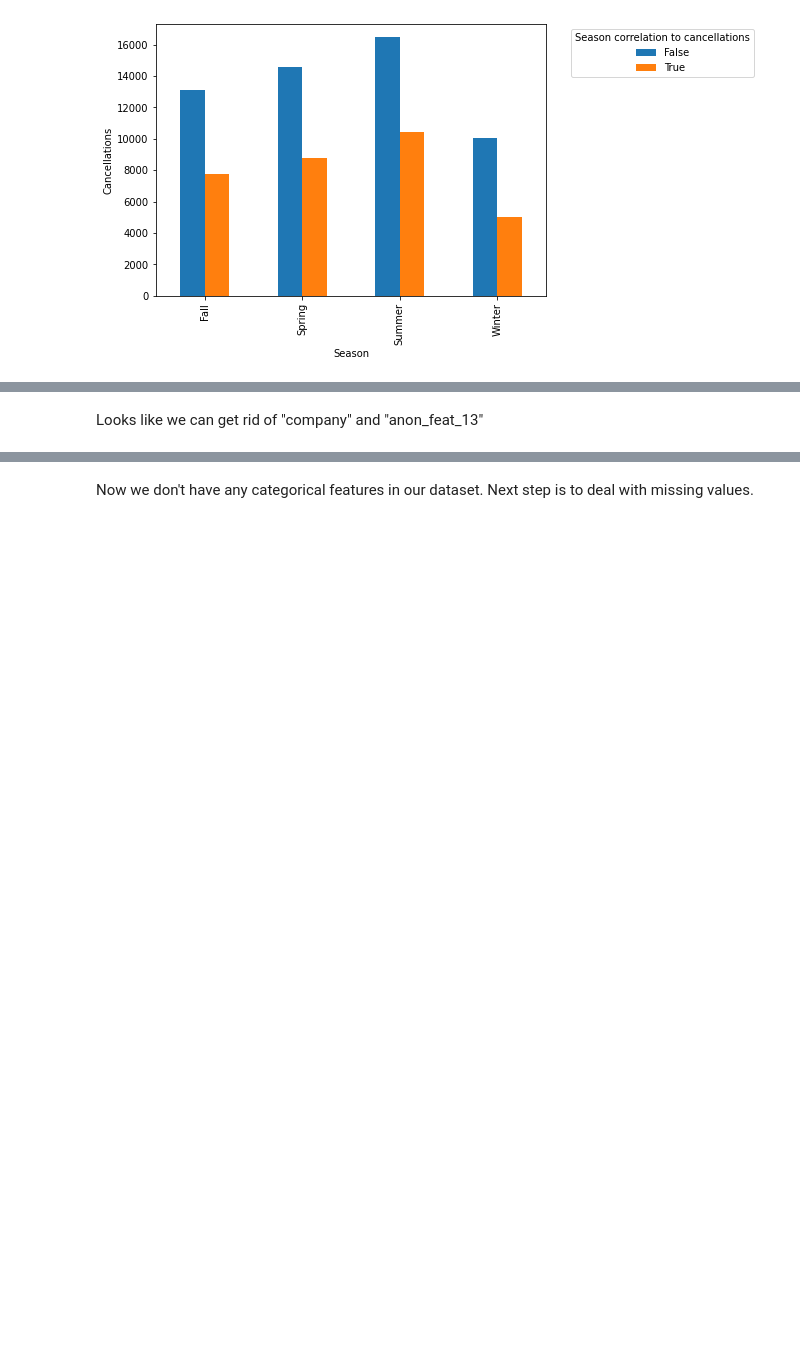
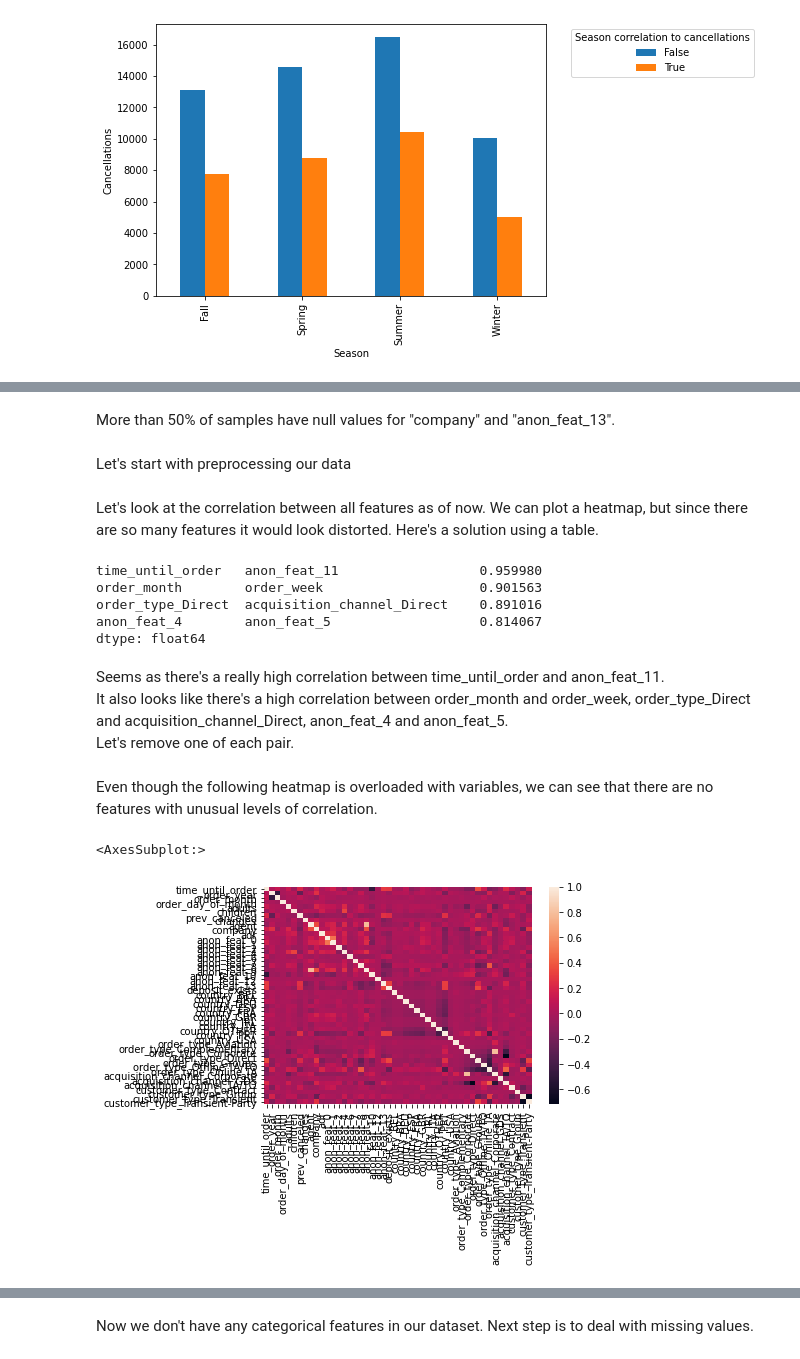
Before and after one commit to ofekinger/ML_Final_Project, a Jupyter notebook: data_exploration.ipynb, the cells around one changed output, grey strips where cells are left out. Drawn from its saved outputs; the diff is of its cells as text; code cells hidden in the pictures; blank space fills up the shorter version.

```diff
--- a/data_exploration.ipynb
+++ b/data_exploration.ipynb
@@ -302,2 +322,0 @@ Index(['time_until_order', 'order_year', 'order_month', 'order_week',
-# %% [markdown]
-Looks like we can get rid of "company" and "anon_feat_13"
@@ -306,4 +323,17 @@ processed_df = df.drop(columns=["company", "anon_feat_13"])
+# %% [markdown]
+More than 50% of samples have null values for "company" and "anon_feat_13".
+# %% [markdown]
+Let's start with preprocessing our data
 # %%
+processed_df = df.copy()
 # Let's convert categorical columns to numerical ones
 months = [np.nan, "January", "February", "March", "April", "May", "June", "July", "August", "September", "October", "November", "December"]
 processed_df["order_month"] = [months.index(month) for month in processed_df["order_month"]]
+processed_df["order_week"] = [int(week.replace("week_", "")) for week in processed_df["order_week"]]
+
+# We can turn deposit_exists into a boolean variable because most values are "No Deposit"
+processed_df["deposit_exists"] = [int(deposit_type != "No Deposit") for deposit_type in processed_df["deposit_type"]]
+processed_df = processed_df.drop(columns=["deposit_type"])
+
+# Let's normalize order_year
+processed_df["order_year"] = processed_df["order_year"] - 2015
@@ -323,2 +356,35 @@ processed_df.loc[processed_df["order_type"] == "Undefined", "order_type"] = np.n
 # %%
 processed_df = dummify(processed_df, ["country", "order_type", "acquisition_channel", "customer_type"])
+# %% [markdown]
+Let's look at the correlation between all features as of now.
+We can plot a heatmap, but since there are so many features it would look distorted. Here's a solution using a table.
+# %%
+corr_matrix = processed_df.corr().abs()
+sol = (corr_matrix.where(np.triu(np.ones(corr_matrix.shape), k=1).astype(np.bool))
+                  .stack()
+                  .sort_values(ascending=False))
+sol[sol > 0.8]
+# %% [output]
+time_until_order   anon_feat_11                  0.959980
+order_month        order_week                    0.901563
+order_type_Direct  acquisition_channel_Direct    0.891016
+anon_feat_4        anon_feat_5                   0.814067
+dtype: float64
+# %% [markdown]
+Seems as there's a really high correlation between time_until_order and anon_feat_11. <br />
+It also looks like there's a high correlation between order_month and order_week,
+order_type_Direct and acquisition_channel_Direct,
+anon_feat_4 and anon_feat_5. <br />
+Let's remove one of each pair.
+# %%
+processed_df = processed_df.drop(columns=["anon_feat_11", "order_week", "acquisition_channel_Direct", "anon_feat_5"])
+# %% [markdown]
+Even though the following heatmap is overloaded with variables, we can see that there are no features
+with unusual levels of correlation.
+# %%
+sns.heatmap(processed_df.corr(),
+            xticklabels=processed_df.corr().columns,
+            yticklabels=processed_df.corr().columns)
+# %% [output]
+<AxesSubplot:>
+[figure, added]
```
Also changed, not shown: parts of 67 cells of this notebook, 13 other files.
